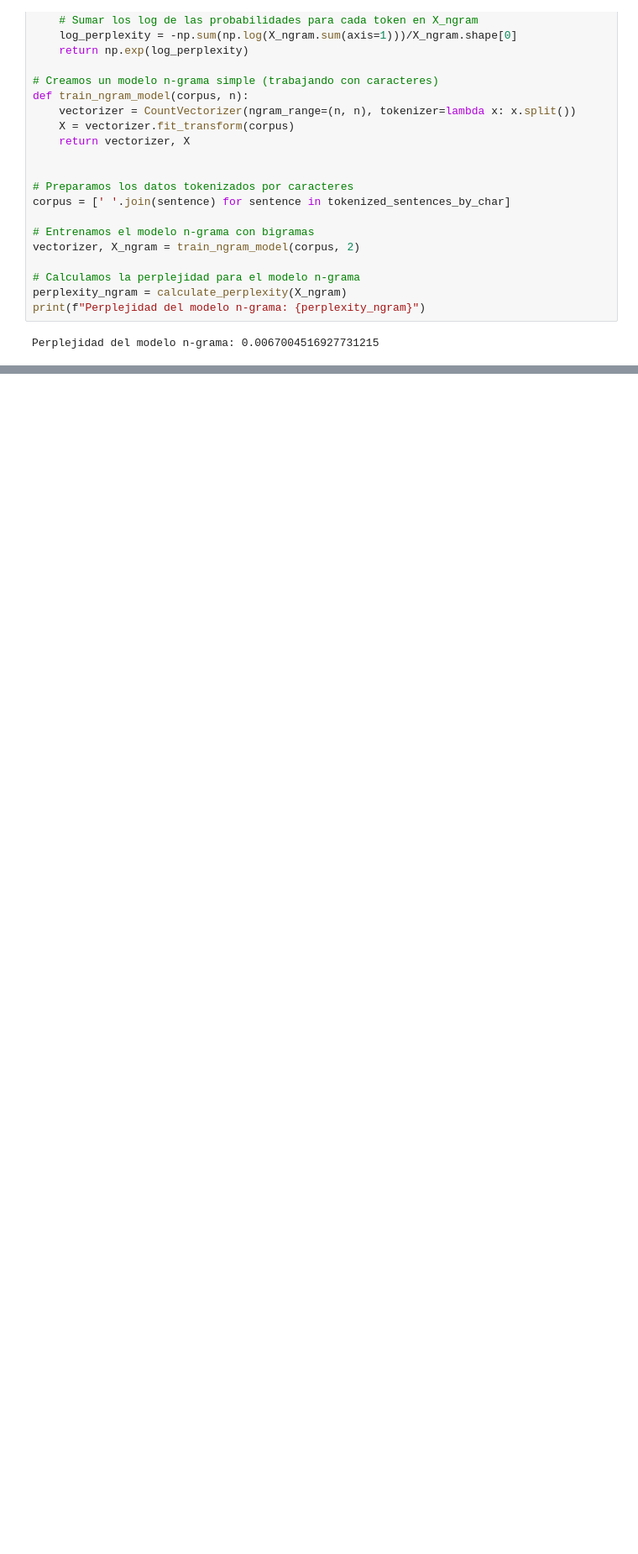
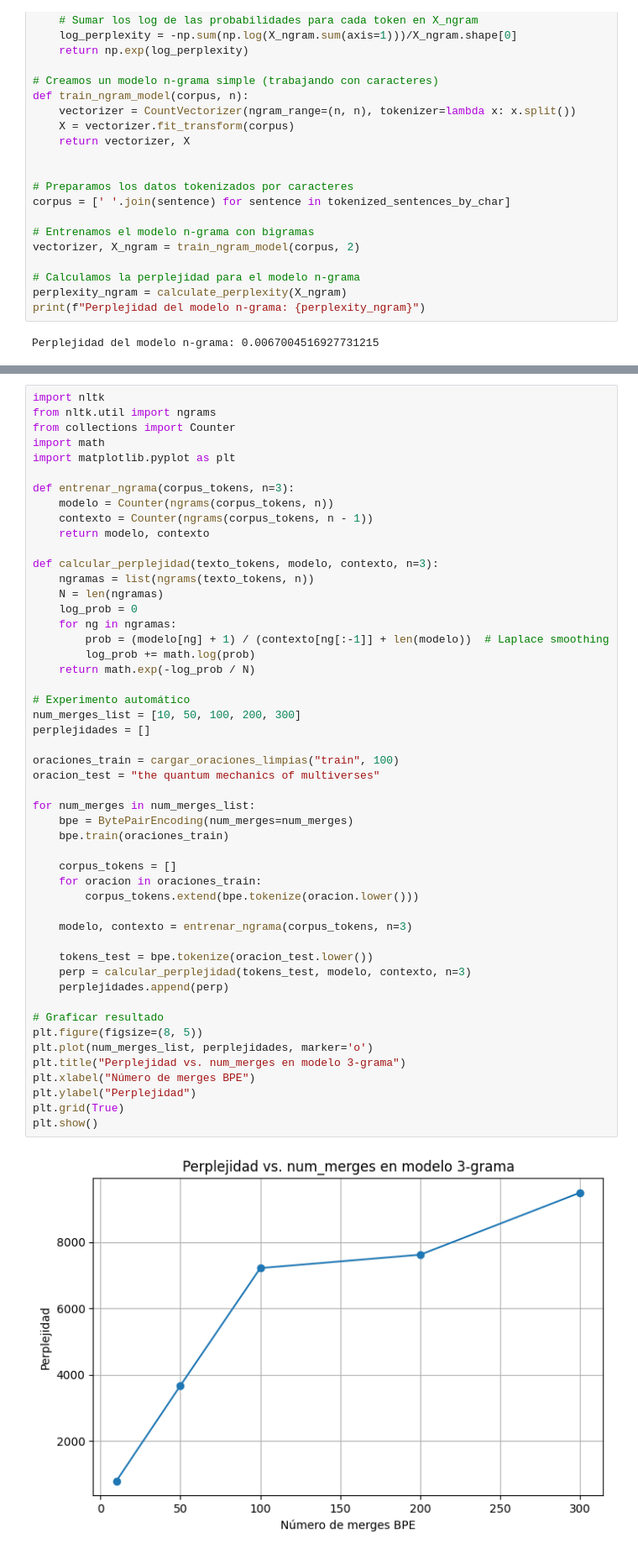
Before and after one commit to GabrielaC01/nlp-proyecto02, a Jupyter notebook: notebooks/03_model_training.ipynb, the cells around one changed output, grey strips where cells are left out. Shown: that part at 84% size. Drawn from its saved outputs; the diff is of its cells as text; blank space fills up the shorter version.

```diff
--- a/notebooks/03_model_training.ipynb
+++ b/notebooks/03_model_training.ipynb
@@ -226,0 +299,52 @@ Perplejidad del modelo n-grama: 0.0067004516927731215
+# %%
+import nltk
+from nltk.util import ngrams
+from collections import Counter
+import math
+import matplotlib.pyplot as plt
+
+def entrenar_ngrama(corpus_tokens, n=3):
+    modelo = Counter(ngrams(corpus_tokens, n))
+    contexto = Counter(ngrams(corpus_tokens, n - 1))
+    return modelo, contexto
+
+def calcular_perplejidad(texto_tokens, modelo, contexto, n=3):
+    ngramas = list(ngrams(texto_tokens, n))
+    N = len(ngramas)
+    log_prob = 0
+    for ng in ngramas:
+        prob = (modelo[ng] + 1) / (contexto[ng[:-1]] + len(modelo))  # Laplace smoothing
+        log_prob += math.log(prob)
+    return math.exp(-log_prob / N)
+
+# Experimento automático
+num_merges_list = [10, 50, 100, 200, 300]
+perplejidades = []
+
+oraciones_train = cargar_oraciones_limpias("train", 100)
+oracion_test = "the quantum mechanics of multiverses"
+
+for num_merges in num_merges_list:
+    bpe = BytePairEncoding(num_merges=num_merges)
+    bpe.train(oraciones_train)
+
+    corpus_tokens = []
+    for oracion in oraciones_train:
+        corpus_tokens.extend(bpe.tokenize(oracion.lower()))
+
+    modelo, contexto = entrenar_ngrama(corpus_tokens, n=3)
+
+    tokens_test = bpe.tokenize(oracion_test.lower())
+    perp = calcular_perplejidad(tokens_test, modelo, contexto, n=3)
+    perplejidades.append(perp)
+
+# Graficar resultado
+plt.figure(figsize=(8, 5))
+plt.plot(num_merges_list, perplejidades, marker='o')
+plt.title("Perplejidad vs. num_merges en modelo 3-grama")
+plt.xlabel("Número de merges BPE")
+plt.ylabel("Perplejidad")
+plt.grid(True)
+plt.show()
+# %% [output]
+[figure, added]
```
Also changed, not shown: parts of 11 cells of this notebook, 3 other files.
